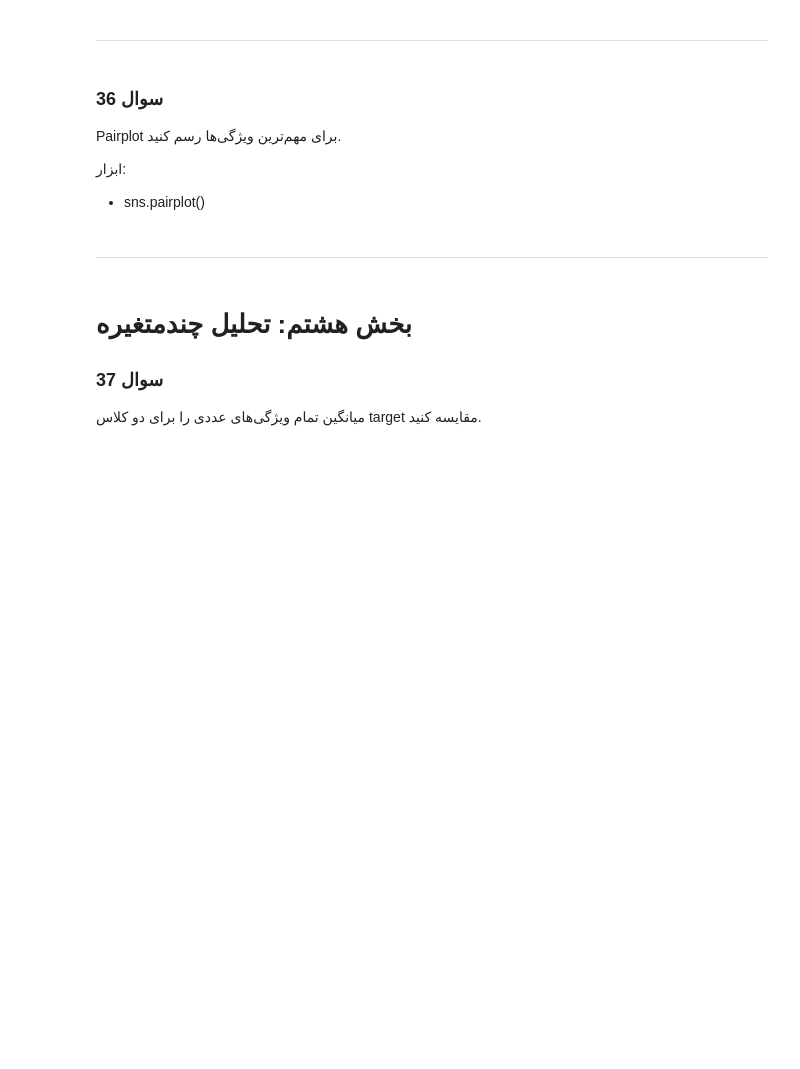
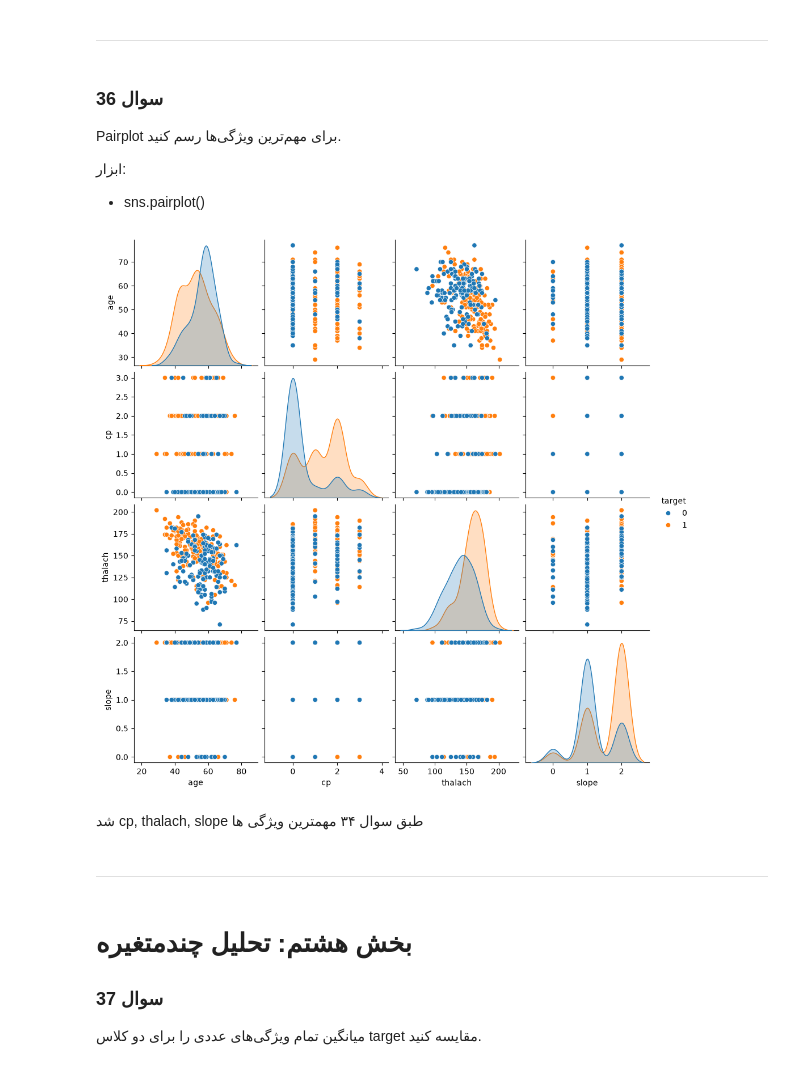
Before and after one commit to MehradAmiresmi/Data-Mining-Answer, a Jupyter notebook: task_1/001_data_understanding.ipynb, the cells around one changed output. Cells and saved outputs as stored; diff of their text form; code cells hidden in the pictures; blank space fills up the shorter version.

```diff
--- a/task_1/001_data_understanding.ipynb
+++ b/task_1/001_data_understanding.ipynb
@@ -1077,6 +1136,14 @@ Pairplot برای مهم‌ترین ویژگی‌ها رسم کنید.
 ابزار:
 
 - sns.pairplot()
+# %%
+important_features = ["age", "cp", "thalach", "slope","target"]
+sns.pairplot(df[important_features], hue="target")
+plt.show()
+# %% [output]
+[figure, added]
+# %% [markdown]
+شد cp, thalach, slope طبق سوال ۳۴ مهمترین ویژگی ها
 # %% [markdown]
 
 ---
```
Also changed, not shown: parts of 5 cells of this notebook.
